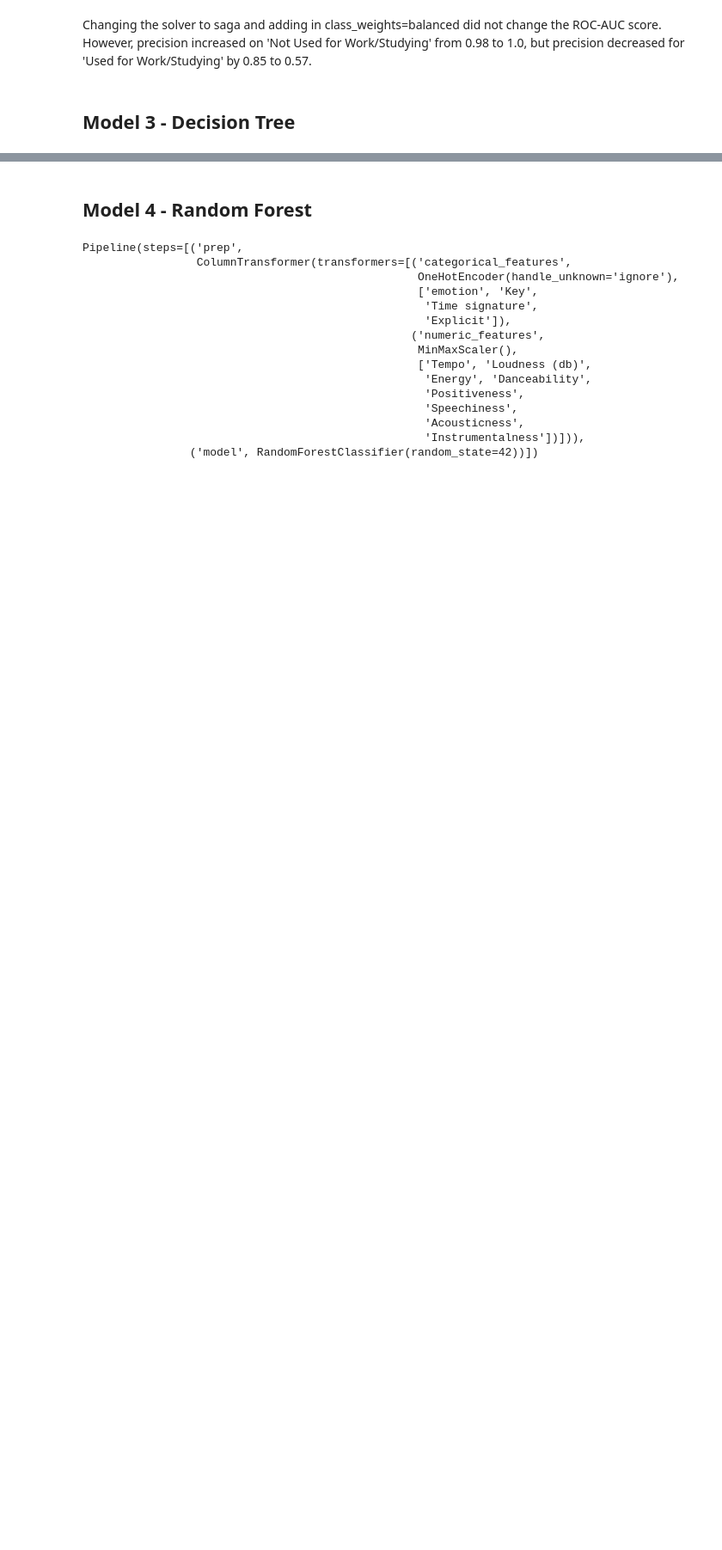
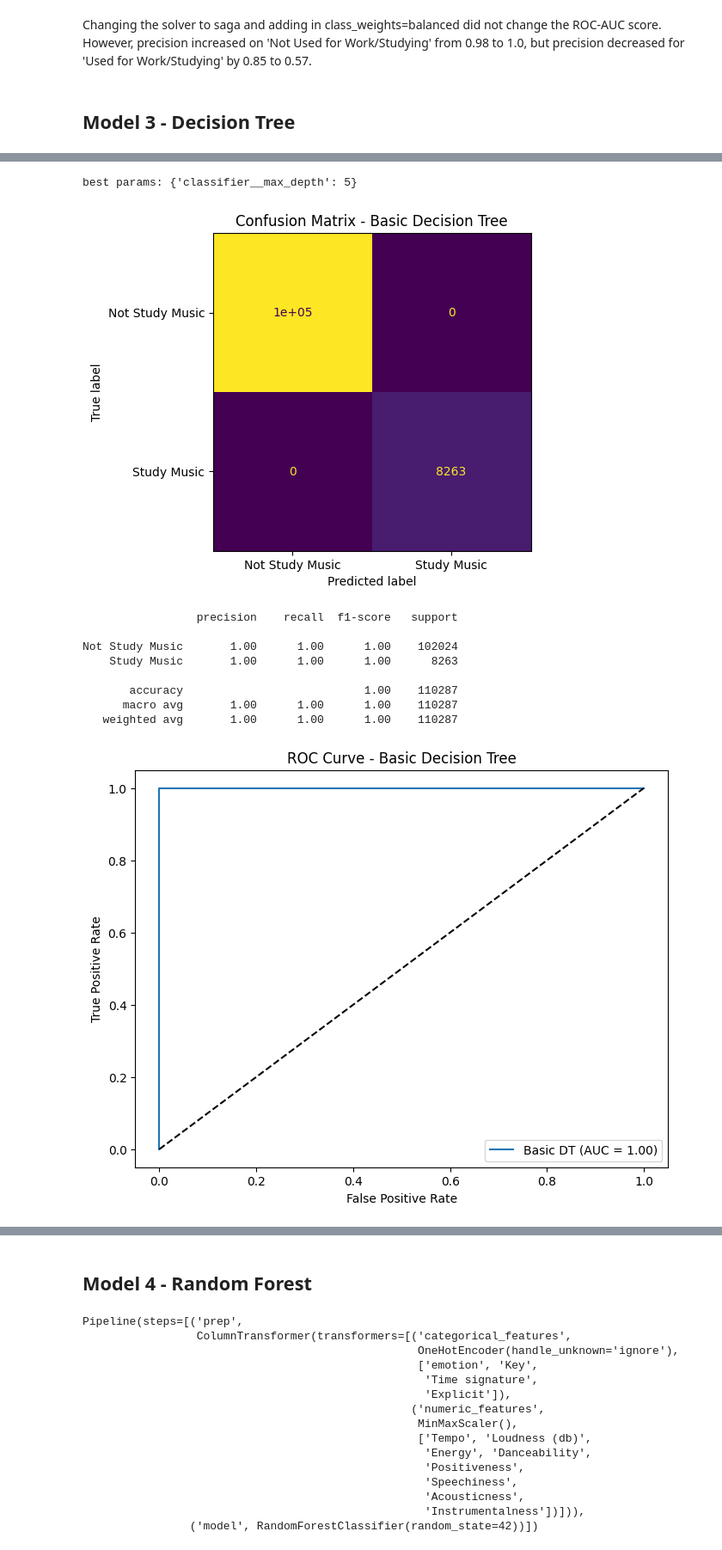
Before and after one commit to natalie-s11/ML_Final_Project, a Jupyter notebook: Project_Notebook.ipynb, the cells around one changed output, grey strips where cells are left out. Shown at 86% size. Drawn from its saved outputs; the diff is of its cells as text; code cells hidden in the pictures; blank space fills up the shorter version.

Commit message:
decision tree

```diff
--- a/Project_Notebook.ipynb
+++ b/Project_Notebook.ipynb
@@ -654,0 +651,3 @@ pipe = Pipeline([
+# %%
+# Cross Validation
+kf = RepeatedStratifiedKFold(n_splits=5, n_repeats=2, random_state=42)
@@ -654,0 +660,7 @@ pipe = Pipeline([
+# %%
+# decision trees need categories as numbers, so we encode them
+# numeric columns pass through unchanged
+dt_prep = ColumnTransformer(transformers=[
+    ('cat', OrdinalEncoder(handle_unknown='use_encoded_value', unknown_value=-1), categorical_features),
+    ('num', 'passthrough', numeric_features)
+])
@@ -654,0 +669,48 @@ pipe = Pipeline([
+# %%
+pipe_dt1 = Pipeline([
+    ('prep', dt_prep),
+    ('classifier', DecisionTreeClassifier(class_weight='balanced', random_state=42))
+])
+
+param1 = {"classifier__max_depth": [1, 2, 3, 4, 5, 6, 7]}
+
+search1 = GridSearchCV(pipe_dt1, param1, scoring=scoring, n_jobs=-1, cv=kf, refit='roc_auc')
+model_dt1 = search1.fit(X_train, y_train)
+
+best_dt1 = model_dt1.best_estimator_
+best_clf1 = best_dt1.named_steps['classifier']
+print('best params:', model_dt1.best_params_)
+# %% [output]
+best params: {'classifier__max_depth': 5}
+# %%
+y_pred1 = best_dt1.predict(X_test)
+y_proba1 = best_dt1.predict_proba(X_test)[:, 1]
+
+ConfusionMatrixDisplay.from_estimator(best_dt1, X_test, y_test,
+    display_labels=['Not Study Music', 'Study Music'], colorbar=False)
+plt.title('Confusion Matrix - Basic Decision Tree')
+plt.show()
+
+print(classification_report(y_test, y_pred1, target_names=['Not Study Music', 'Study Music']))
+
+fpr1, tpr1, _ = roc_curve(y_test, y_proba1)
+auc1 = roc_auc_score(y_test, y_proba1)
+plt.figure(figsize=(8,6))
+plt.plot(fpr1, tpr1, label=f'Basic DT (AUC = {auc1:.2f})')
+plt.plot([0,1],[0,1],'k--')
+plt.xlabel('False Positive Rate')
+plt.ylabel('True Positive Rate')
+plt.title('ROC Curve - Basic Decision Tree')
+plt.legend()
+plt.show()
+# %% [output]
+[figure, added]
+                 precision    recall  f1-score   support
+
+Not Study Music       1.00      1.00      1.00    102024
+    Study Music       1.00      1.00      1.00      8263
+
+       accuracy                           1.00    110287
+      macro avg       1.00      1.00      1.00    110287
+   weighted avg       1.00      1.00      1.00    110287
+[figure, added]
```
Also changed, not shown: parts of 15 cells of this notebook.
